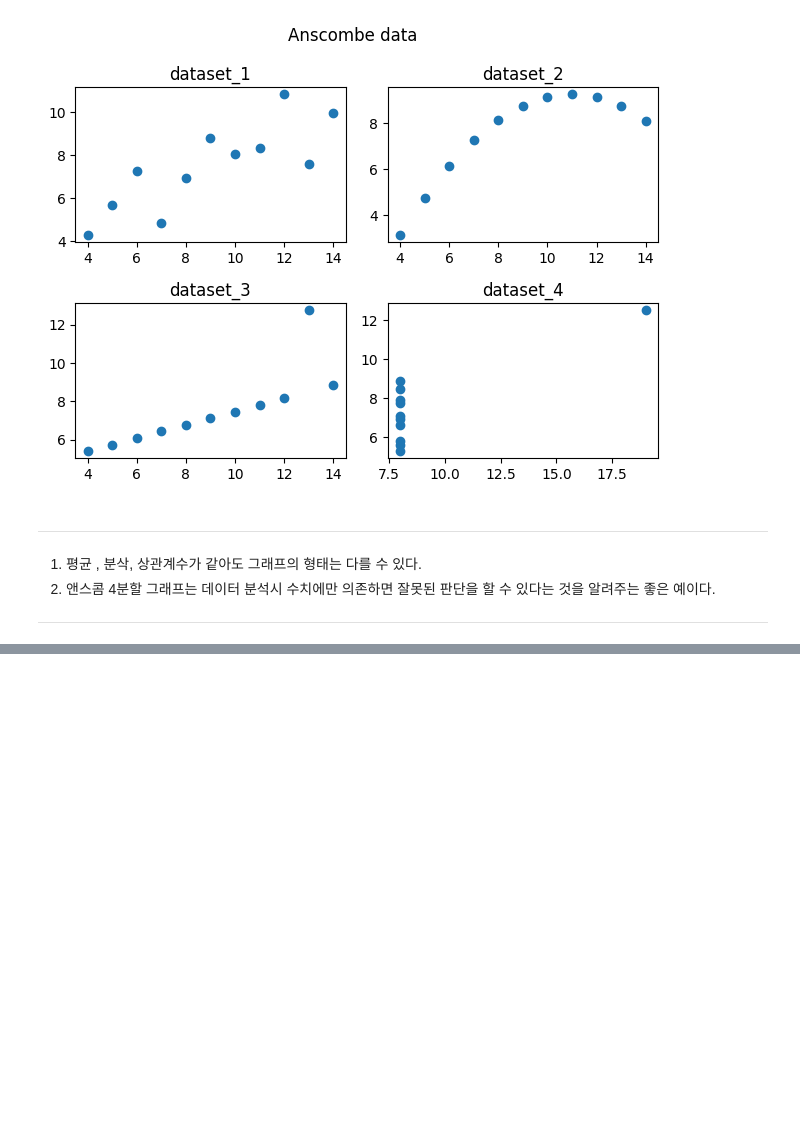
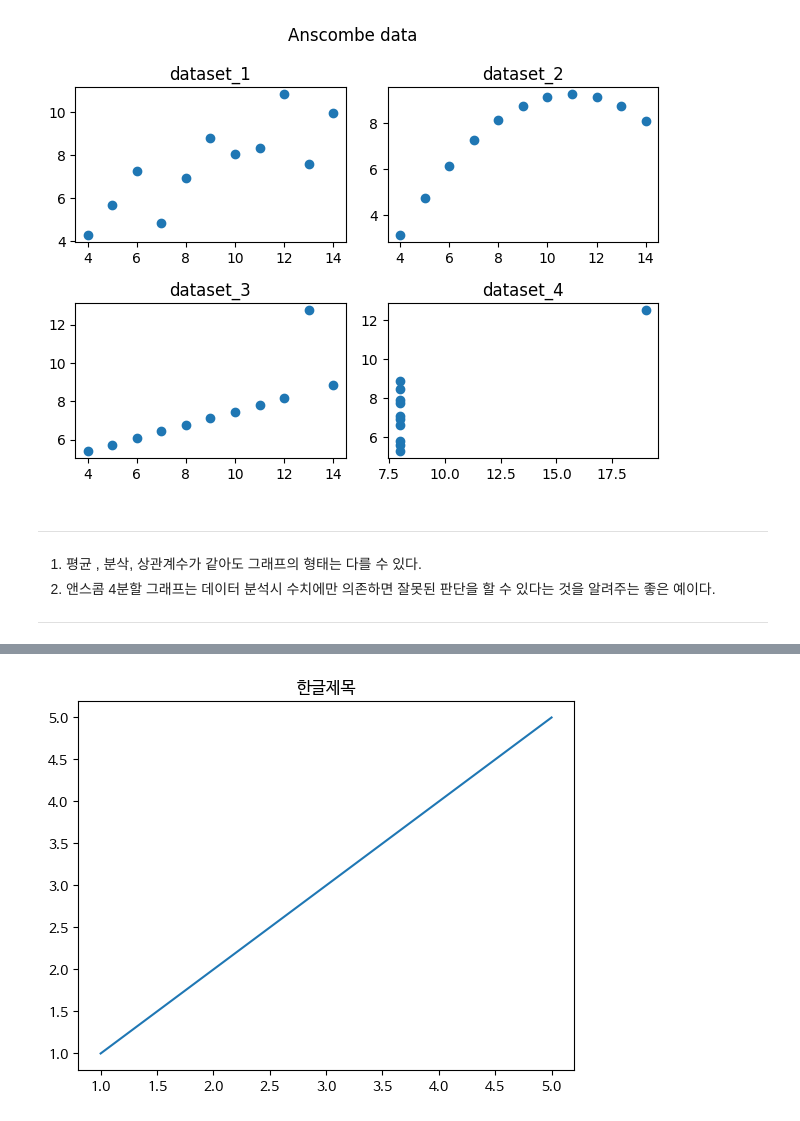
Before and after one commit to onleey/data_demo, a Jupyter notebook: 500_데이터시각화_matplotlib.ipynb, the cells around one changed output, grey strips where cells are left out. Saved outputs shown, nothing was run; the diff lists cells and outputs as text; code cells hidden in the pictures; blank space fills up the shorter version.

```diff
--- a/500_데이터시각화_matplotlib.ipynb
+++ b/500_데이터시각화_matplotlib.ipynb
@@ -262,0 +320,2 @@ plt.show()
+# %%
+plt.rc('font', family='NanumBarunGothic')
@@ -262,0 +332,8 @@ plt.show()
+# %%
+x= [1,2,3,4,5]
+y =[1,2,3,4,5]
+plt.plot(x, y)
+plt.title('한글제목')
+plt.show()
+# %% [output]
+[figure, added]
```
Also changed, not shown: parts of 52 cells of this notebook.
